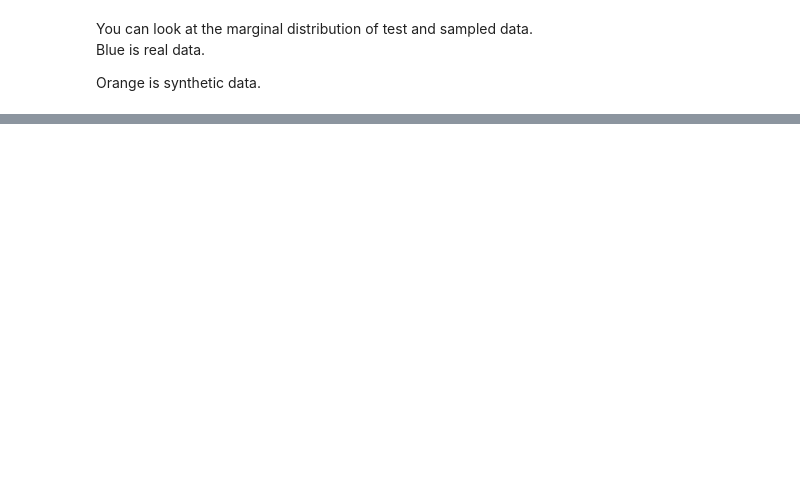
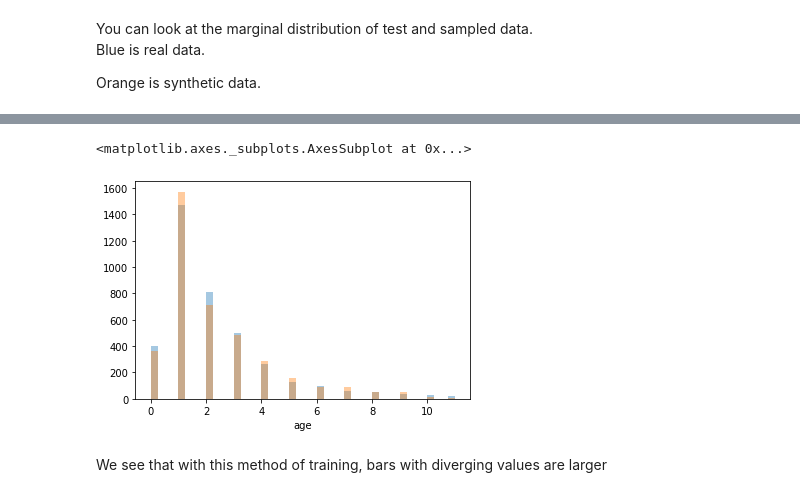
Before and after one commit to aimclub/BAMT, a Jupyter notebook: Example_BN_for_VK.ipynb, the cells around one changed output, grey strips where cells are left out. Cells and saved outputs as stored; diff of their text form; code cells hidden in the pictures; blank space fills up the shorter version.

```diff
--- a/Example_BN_for_VK.ipynb
+++ b/Example_BN_for_VK.ipynb
@@ -115,0 +149,8 @@ sns.distplot(module3_sample[1],kde=False)
+# %%
+sns.distplot(test_data['age'],kde=False)
+sns.distplot(module1_direct_sample[0],kde=False)
+# %% [output]
+<matplotlib.axes._subplots.AxesSubplot at 0x...>
+[figure, added]
+# %% [markdown]
+We see that with this method of training, bars with diverging values are larger
```
Also changed, not shown: parts of 26 cells of this notebook, 12 other files.
